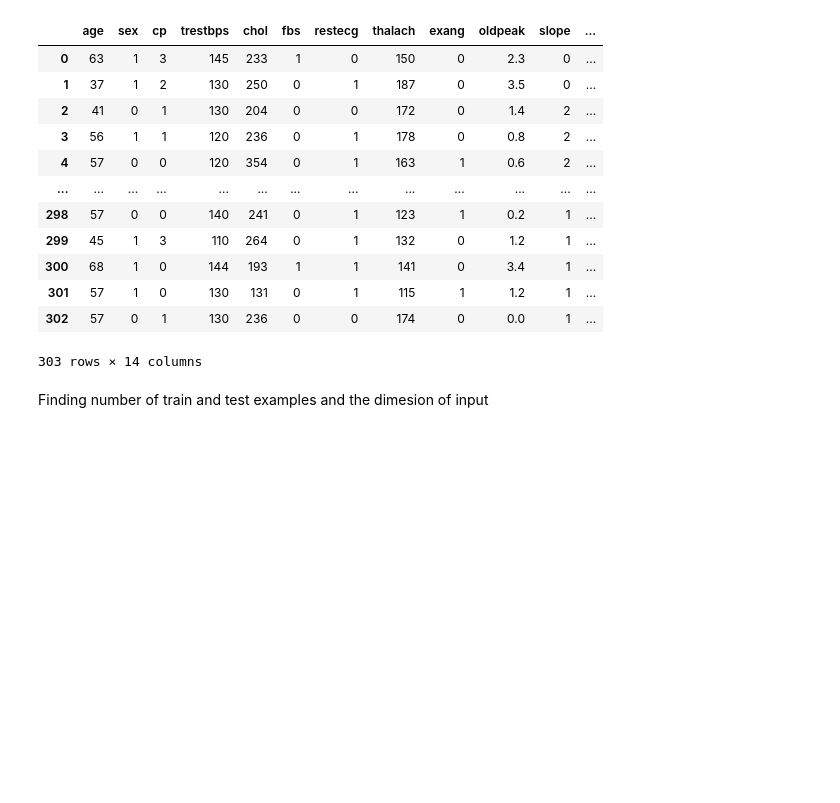
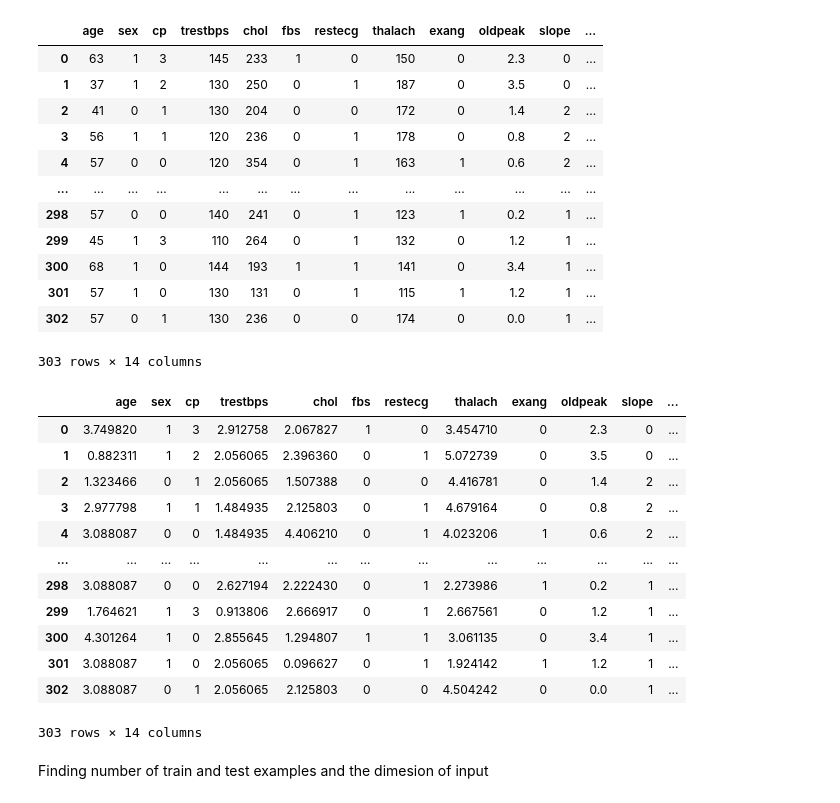
Before and after one commit to mahsa-meymari/mlp_scratch_heart_disease, a Jupyter notebook: mlp_scratch_heart_disease.ipynb, the cells around one changed output. Drawn from its saved outputs; the diff is of its cells as text; code cells hidden in the pictures; blank space fills up the shorter version.

```diff
--- a/mlp_scratch_heart_disease.ipynb
+++ b/mlp_scratch_heart_disease.ipynb
@@ -23,6 +23,35 @@ df
 | 301 | 57 | 1 | 0 | 130 | 131 | 0 | 1 | 115 | 1 | 1.2 | 1 | ... |
 | 302 | 57 | 0 | 1 | 130 | 236 | 0 | 0 | 174 | 0 | 0.0 | 1 | ... |
 303 rows × 14 columns
+# %%
+def normalize(x):
+  mean = np.mean(x)
+  variance = np.var(x)
+  normalized = (x - mean) / np.sqrt(variance)
+  # making all numbers positive again
+  if min(normalized)<0:
+    normalized-=min(normalized)
+  return normalized
+
+for column in df:
+  if column in ['chol', 'trestbps', 'thalach','age']:
+    df[column] = normalize(df[column])
+
+df
+# %% [output]
+|  | age | sex | cp | trestbps | chol | fbs | restecg | thalach | exang | oldpeak | slope | ... |
+| 0 | 3.749820 | 1 | 3 | 2.912758 | 2.067827 | 1 | 0 | 3.454710 | 0 | 2.3 | 0 | ... |
+| 1 | 0.882311 | 1 | 2 | 2.056065 | 2.396360 | 0 | 1 | 5.072739 | 0 | 3.5 | 0 | ... |
+| 2 | 1.323466 | 0 | 1 | 2.056065 | 1.507388 | 0 | 0 | 4.416781 | 0 | 1.4 | 2 | ... |
+| 3 | 2.977798 | 1 | 1 | 1.484935 | 2.125803 | 0 | 1 | 4.679164 | 0 | 0.8 | 2 | ... |
+| 4 | 3.088087 | 0 | 0 | 1.484935 | 4.406210 | 0 | 1 | 4.023206 | 1 | 0.6 | 2 | ... |
+| ... | ... | ... | ... | ... | ... | ... | ... | ... | ... | ... | ... | ... |
+| 298 | 3.088087 | 0 | 0 | 2.627194 | 2.222430 | 0 | 1 | 2.273986 | 1 | 0.2 | 1 | ... |
+| 299 | 1.764621 | 1 | 3 | 0.913806 | 2.666917 | 0 | 1 | 2.667561 | 0 | 1.2 | 1 | ... |
+| 300 | 4.301264 | 1 | 0 | 2.855645 | 1.294807 | 1 | 1 | 3.061135 | 0 | 3.4 | 1 | ... |
+| 301 | 3.088087 | 1 | 0 | 2.056065 | 0.096627 | 0 | 1 | 1.924142 | 1 | 1.2 | 1 | ... |
+| 302 | 3.088087 | 0 | 1 | 2.056065 | 2.125803 | 0 | 0 | 4.504242 | 0 | 0.0 | 1 | ... |
+303 rows × 14 columns
 # %%
 #split the data to train set and test set
 train=df.sample(frac=0.8)
```
Also changed, not shown: parts of 4 cells of this notebook.
